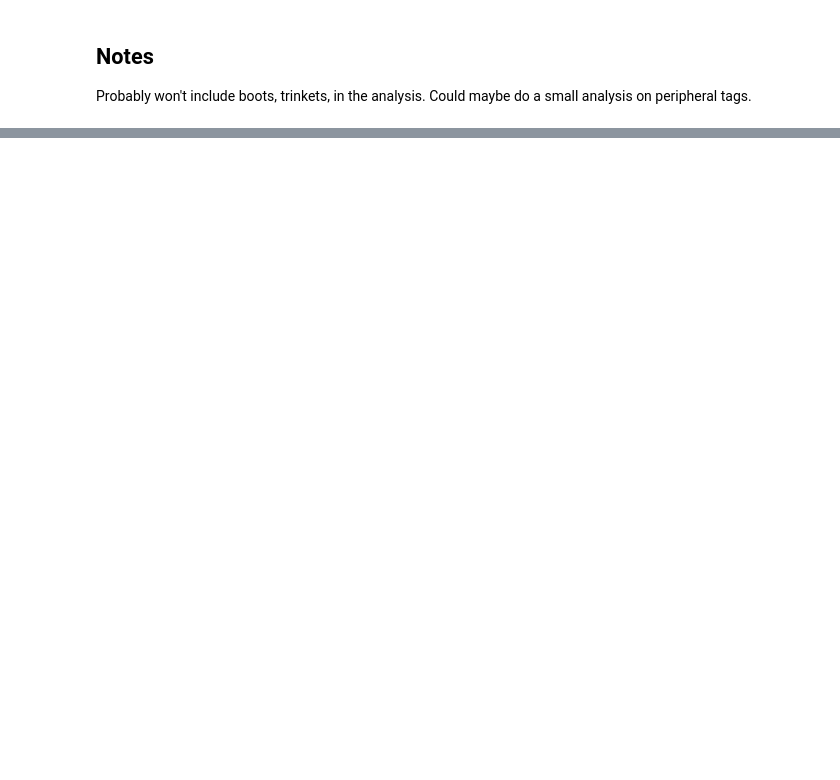
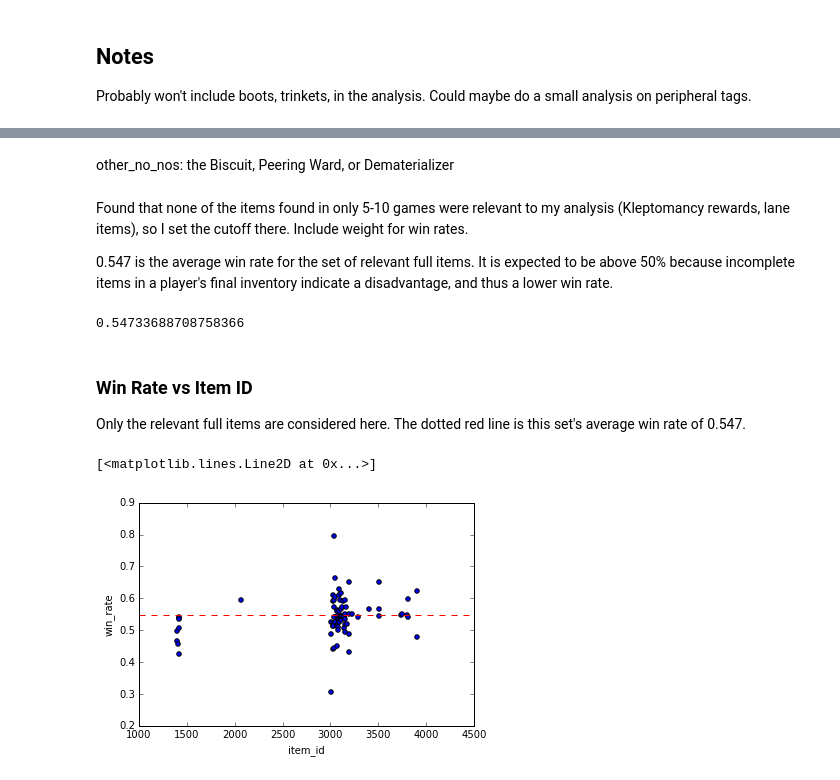
Before and after one commit to salvis2/SpringboardAlvis, a Jupyter notebook: capstone_project_1/capstone_project_1_EDA.ipynb, the cells around one changed output, grey strips where cells are left out. Drawn from its saved outputs; the diff is of its cells as text; code cells hidden in the pictures; blank space fills up the shorter version.

```diff
--- a/capstone_project_1/capstone_project_1_EDA.ipynb
+++ b/capstone_project_1/capstone_project_1_EDA.ipynb
@@ -29,0 +38,4 @@ champions_min_df.head()
+# %%
+items_df = pd.read_csv('items.8.22.1.csv', encoding='utf-8', index_col=0)
+items_df['tags'] = [re.findall('[A-Za-z]\w*', items_df.loc[item_id, 'tags']) for item_id in items_df.index]
+items_df.head(1)
@@ -117,0 +120,15 @@ Probably won't include boots, trinkets, in the analysis. Could maybe do a small
+# %%
+consumable = [True if (type(tags) == list and 'Consumable' in tags) else False for tags in item_occ['tags']]
+
+lane_items = [True if (type(tags) == list and 'Lane' in tags) else False for tags in item_occ['tags']]
+
+boots = [True if (type(tags) == list and 'Boots' in tags) else False for tags in item_occ['tags']]
+
+trinkets = [True if (type(tags) == list and 'Trinket' in tags) else False for tags in item_occ['tags']]
+
+other_no_no_ids = [2010, 2057, 2403]
+other_edge_cases = [True if id in other_no_no_ids else False for id in item_occ.reset_index()['item_id']]
+
+edge_cases = [cons or lane or other or boot or trinket for cons, lane, other, boot, trinket in
+              zip(consumable, lane_items, other_edge_cases, boots, trinkets)]
+no_edge_cases = [not case for case in edge_cases]
@@ -117,0 +143,29 @@ Probably won't include boots, trinkets, in the analysis. Could maybe do a small
+# %% [markdown]
+other_no_nos: the Biscuit, Peering Ward, or Dematerializer
+# %% [markdown]
+Found that none of the items found in only 5-10 games were relevant to my analysis (Kleptomancy rewards, lane items), so I set the cutoff there. Include weight for win rates.
+
+0.547 is the average win rate for the set of relevant full items. It is expected to be above 50% because incomplete items in a player's final inventory indicate a disadvantage, and thus a lower win rate.
+# %%
+full_items_df = item_occ[(item_occ['full_item'] == True) &
+                         (no_edge_cases) &
+                         (item_occ['count'] > 10)]
+
+full_item_avg_win_rate = (full_items_df['win_rate'] * full_items_df['count']).sum() / full_items_df['count'].sum()
+full_item_avg_win_rate
+# %% [output]
+0.54733688708758366
+# %% [markdown]
+### Win Rate vs Item ID
+
+Only the relevant full items are considered here. The dotted red line is this set's average win rate of 0.547.
+# %%
+item_occ[(item_occ['full_item'] == True) &
+         (no_edge_cases) &
+         (item_occ['count'] > 10)].reset_index().plot(y='win_rate', x='item_id', kind='scatter',
+                                                     xlim=[1000, 4500])
+
+plt.plot(np.linspace(1000, 4500, 50), np.full(50, full_item_avg_win_rate), 'r--')
+# %% [output]
+[<matplotlib.lines.Line2D at 0x...>]
+[figure, added]
```
Also changed, not shown: parts of 43 cells of this notebook, 1 other file.
